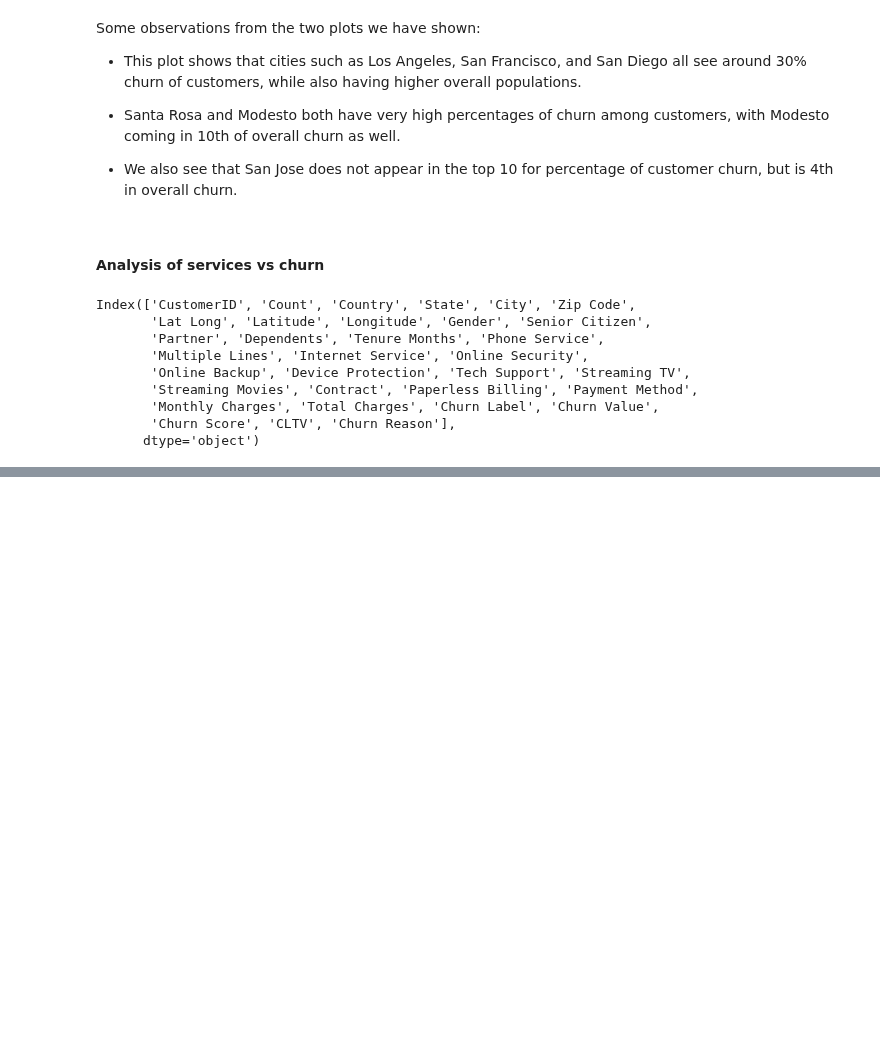
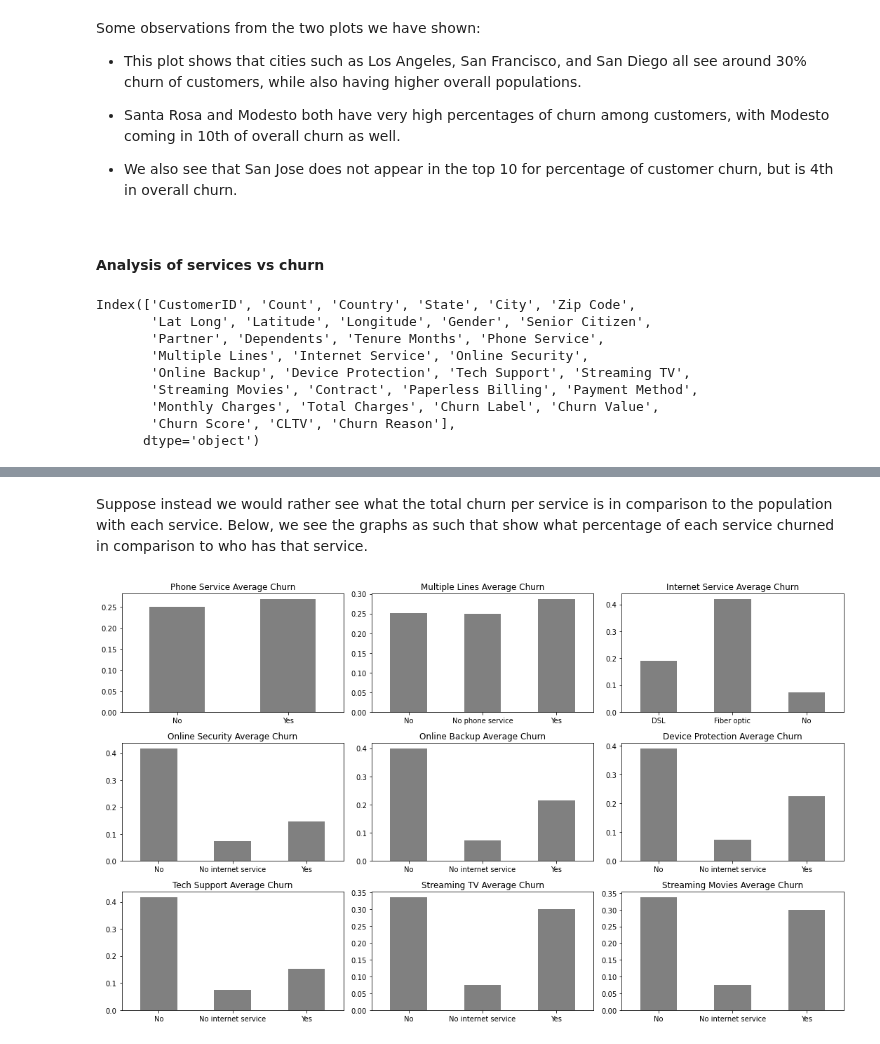
Before and after one commit to dvanheeswijk/Springboard, a Jupyter notebook: Capstone_3/Capstone 3 - EDA.ipynb, the cells around one changed output, grey strips where cells are left out. Saved outputs shown, nothing was run; the diff lists cells and outputs as text; code cells hidden in the pictures; blank space fills up the shorter version.

```diff
--- a/Capstone_3/Capstone 3 - EDA.ipynb
+++ b/Capstone_3/Capstone 3 - EDA.ipynb
@@ -137,0 +159,17 @@ Index(['CustomerID', 'Count', 'Country', 'State', 'City', 'Zip Code',
+# %% [markdown]
+Suppose instead we would rather see what the total churn per service is in comparison to the population with each service. Below, we see the graphs as such that show what percentage of each service churned in comparison to who has that service.
+# %%
+fig = plt.figure(figsize=(15,9))
+num = 1
+for s in services:
+    temp = df_churn.groupby(s)['Churn Value'].sum() / df_churn.groupby(s)[s].count()
+    ax = fig.add_subplot(3,3,num)
+    temp.plot(kind='bar', color='gray')
+    plt.xticks(rotation='horizontal')
+    plt.xlabel('')
+    plt.title(str(s) + ' Average Churn')
+    num +=1
+plt.tight_layout()
+plt.show()
+# %% [output]
+[figure, added]
```
Also changed, not shown: parts of 9 cells of this notebook.
